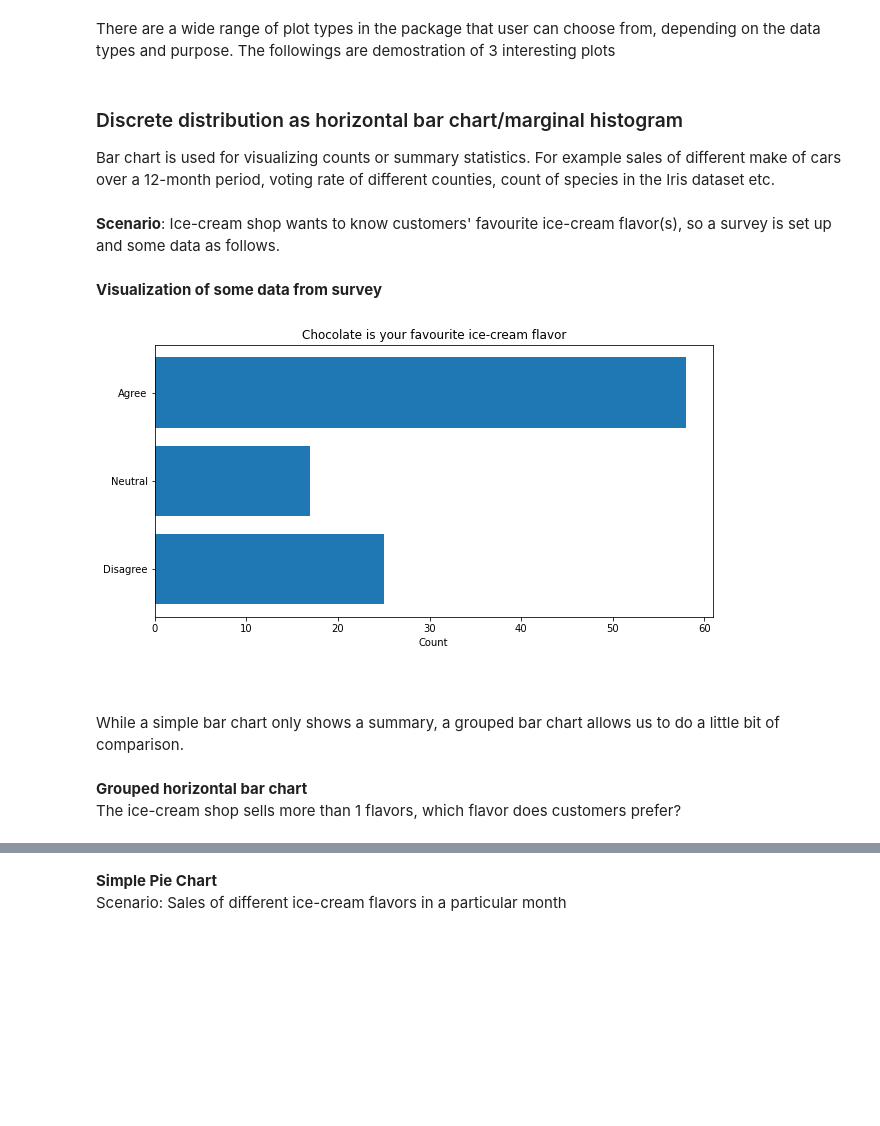
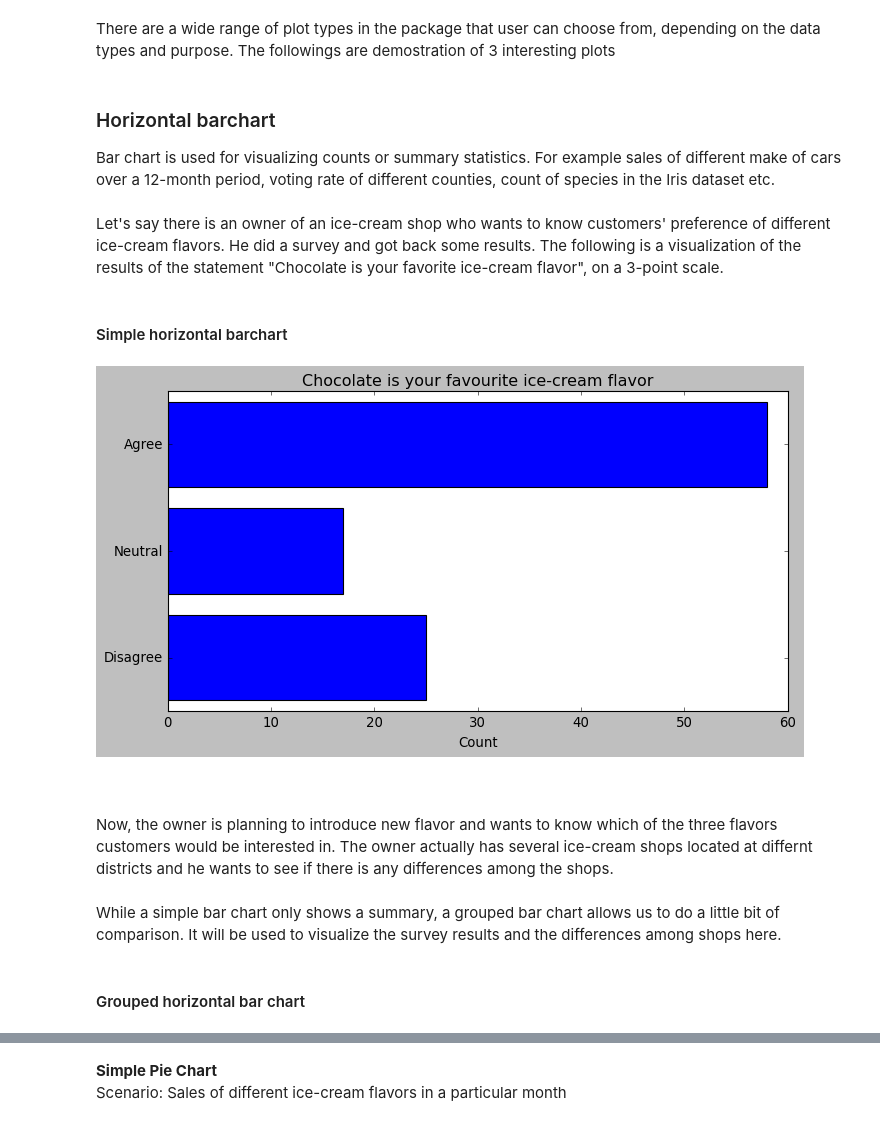
Before and after one commit to HazelIP/Fundamental_DA, a Jupyter notebook: pyplot/pyplot.ipynb, the cells around one changed output, grey strips where cells are left out. Drawn from its saved outputs; the diff is of its cells as text; code cells hidden in the pictures; blank space fills up the shorter version.

```diff
--- a/pyplot/pyplot.ipynb
+++ b/pyplot/pyplot.ipynb
@@ -120,37 +120,40 @@ https://matplotlib.org/stable/gallery/lines_bars_and_markers/horizontal_barchart
 # %% [markdown]
 There are a wide range of plot types in the package that user can choose from, depending on the data types and purpose. The followings are demostration of 3 interesting plots
 # %% [markdown]
-### Discrete distribution as horizontal bar chart/marginal histogram <br>
+### Horizontal barchart
 Bar chart is used for visualizing counts or summary statistics. For example sales of different make of cars over a 12-month period, voting rate of different counties, count of species in the Iris dataset etc.<br>
 # %% [markdown]
-**Scenario**: Ice-cream shop wants to know customers' favourite ice-cream flavor(s), so a survey is set up and some data as follows.
+Let's say there is an owner of an ice-cream shop who wants to know customers' preference of different ice-cream flavors. He did a survey and got back some results. The following is a visualization of the results of the statement "Chocolate is your favorite ice-cream flavor", on a 3-point scale.
 # %% [markdown]
-**Visualization of some data from survey**
+#### Simple horizontal barchart
 # %%
 #simple horizontal barchart
 
 fig,ax = plt.subplots(figsize=(10,5))
 
+# data
 category = ('Disagree', 'Neutral', 'Agree')
-y_pos = np.arange(len(category))
 chocolate = [25, 17, 58]
 
 #ax.barh(y_pos, data)
+y_pos = np.arange(len(category))
 ax.barh(y_pos, chocolate, align='center')
+
 ax.set_yticks(y_pos)
 ax.set_yticklabels(category)
-
 ax.set_xlabel('Count')
 ax.set_title('Chocolate is your favourite ice-cream flavor')
+plt.style.use('classic')
 
 plt.show()
 # %% [output]
-[figure, old version]
+[figure, new version]
 # %% [markdown]
 <br>
+# %% [markdown]
+Now, the owner is planning to introduce new flavor and wants to know which of the three flavors customers would be interested in. The owner actually has several ice-cream shops located at differnt districts and he wants to see if there is any differences among the shops. <br>
 # %% [markdown]
-While a simple bar chart only shows a summary, a grouped bar chart allows us to do a little bit of comparison. <br>
+While a simple bar chart only shows a summary, a grouped bar chart allows us to do a little bit of comparison. It will be used to visualize the survey results and the differences among shops here.<br>
 # %% [markdown]
-**Grouped horizontal bar chart** <br>
-The ice-cream shop sells more than 1 flavors, which flavor does customers prefer?
+#### Grouped horizontal bar chart
 # %%
```
Also changed, not shown: parts of 9 cells of this notebook, 30 other files.
